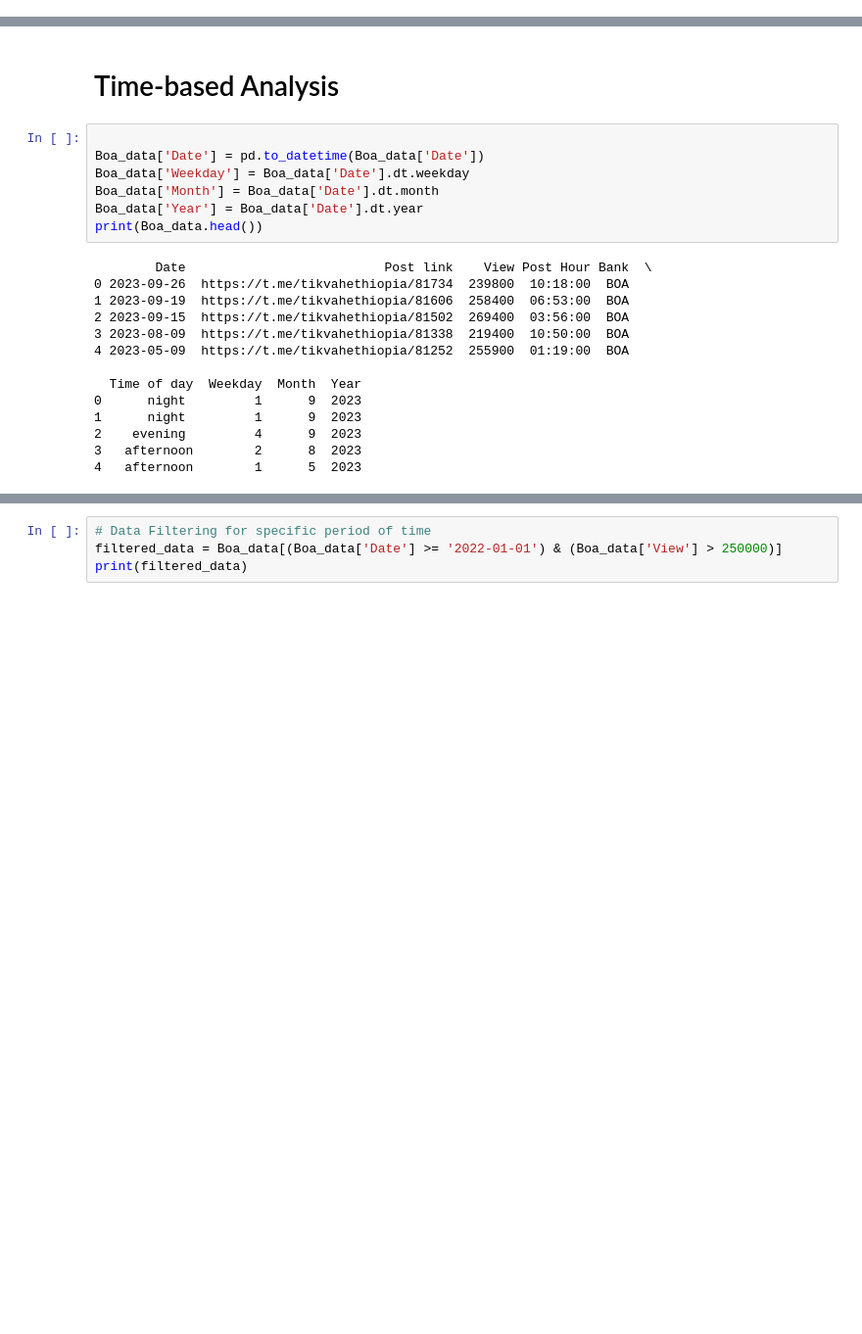
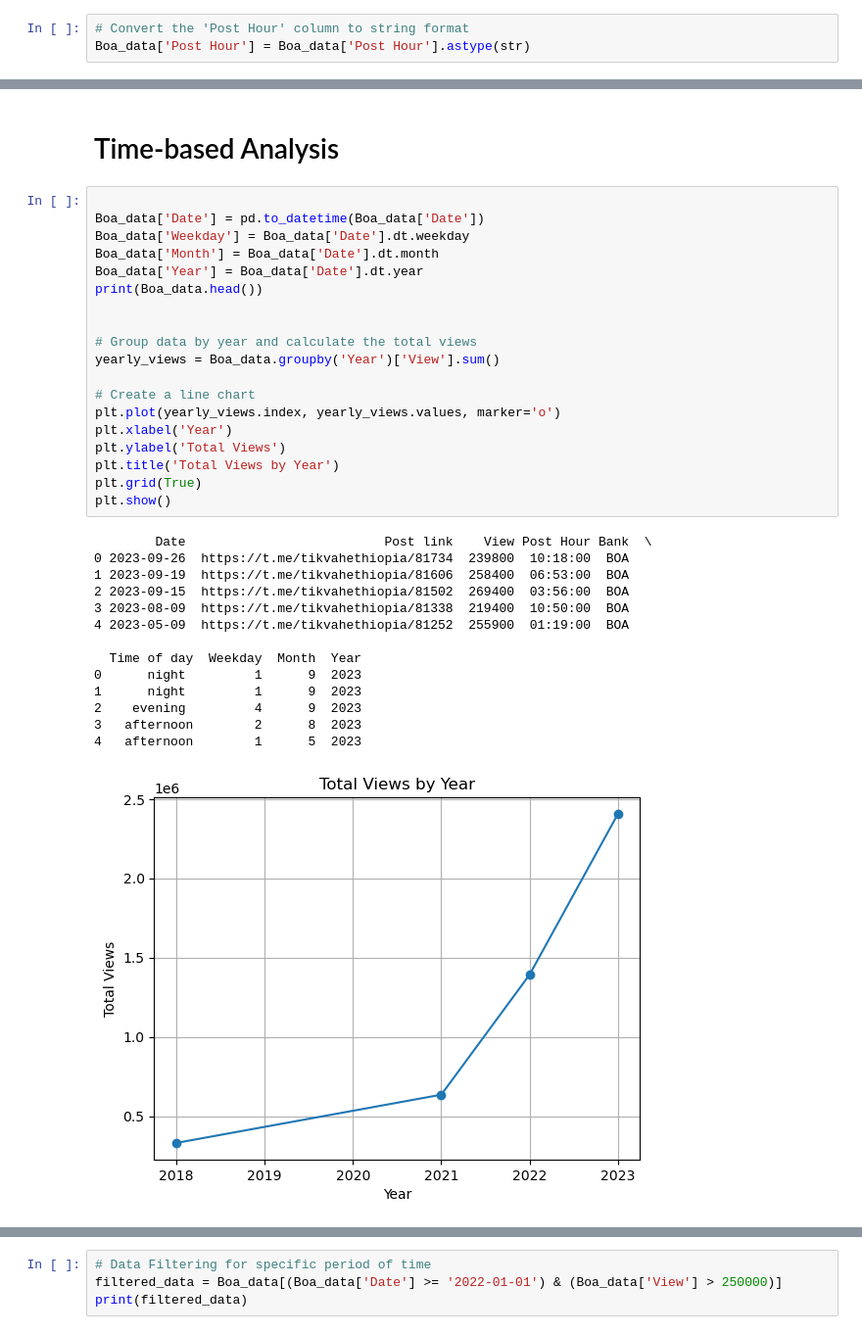
Before and after one commit to jodahe1/Tech-savvy-bank-, a Jupyter notebook: Task-1/BankAnalysis.ipynb, the cells around one changed output, grey strips where cells are left out. Shown at 98% size. Cells and saved outputs as stored; diff of their text form; blank space fills up the shorter version.

Commit message:
Adding some chart's and making small edits

```diff
--- a/Task-1/BankAnalysis.ipynb
+++ b/Task-1/BankAnalysis.ipynb
@@ -6,6 +6,9 @@ Boa_data  = pd.read_excel("./data/BANKS AD DATA.xlsx",sheet_name="BOA")
 Cbe_data  = pd.read_excel("./data/BANKS AD DATA.xlsx",sheet_name="CBE")
 GlobalBank_data  = pd.read_excel("./data/BANKS AD DATA.xlsx",sheet_name="Global Bank")
 Wegagen_data  = pd.read_excel("./data/BANKS AD DATA.xlsx",sheet_name="Wegagen")
+# %%
+# Convert the 'Post Hour' column to string format
+Boa_data['Post Hour'] = Boa_data['Post Hour'].astype(str)
 # %%
 # Assessing Missing Values
 missing_values = Boa_data.isnull().sum()
@@ -73,21 +73,34 @@ Name: View, dtype: bool
 # %%
 
 Boa_data['Date'] = pd.to_datetime(Boa_data['Date'])
 Boa_data['Weekday'] = Boa_data['Date'].dt.weekday
 Boa_data['Month'] = Boa_data['Date'].dt.month
 Boa_data['Year'] = Boa_data['Date'].dt.year
 print(Boa_data.head())
+
+
+# Group data by year and calculate the total views
+yearly_views = Boa_data.groupby('Year')['View'].sum()
+
+# Create a line chart
+plt.plot(yearly_views.index, yearly_views.values, marker='o')
+plt.xlabel('Year')
+plt.ylabel('Total Views')
+plt.title('Total Views by Year')
+plt.grid(True)
+plt.show()
 # %% [output]
         Date                          Post link    View Post Hour Bank  \
 0 2023-09-26  https://t.me/tikvahethiopia/81734  239800  10:18:00  BOA
 1 2023-09-19  https://t.me/tikvahethiopia/81606  258400  06:53:00  BOA
 2 2023-09-15  https://t.me/tikvahethiopia/81502  269400  03:56:00  BOA
 3 2023-08-09  https://t.me/tikvahethiopia/81338  219400  10:50:00  BOA
 4 2023-05-09  https://t.me/tikvahethiopia/81252  255900  01:19:00  BOA
 
   Time of day  Weekday  Month  Year
 0      night         1      9  2023
 1      night         1      9  2023
 2    evening         4      9  2023
 3   afternoon        2      8  2023
 4   afternoon        1      5  2023
+[figure, added]
```
Also changed, not shown: parts of 4 cells of this notebook, 1 other file.
